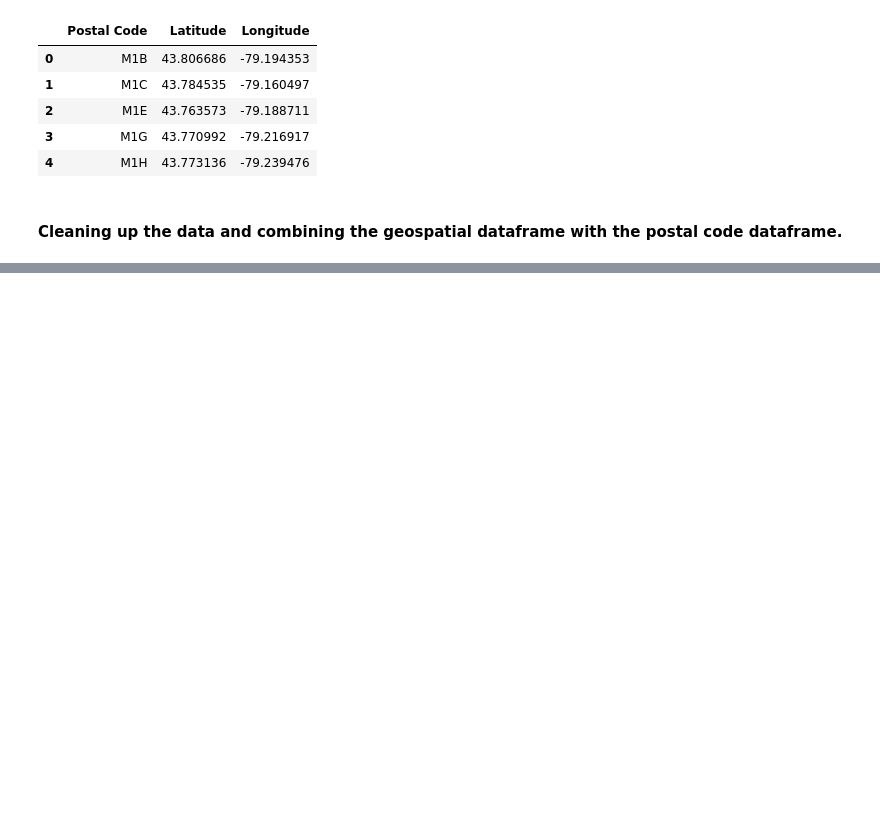
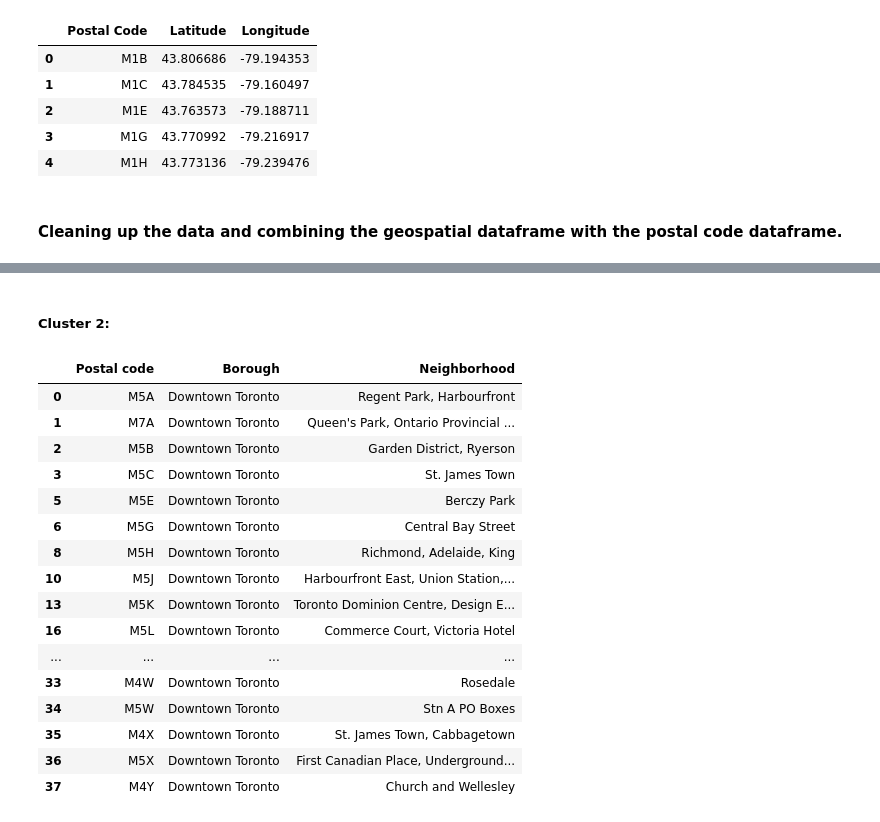
Before and after one commit to jonburleson/Coursera_Capstone, a Jupyter notebook: Segmenting and Clustering Neighborhoods in Toronto.ipynb, the cells around one changed output, grey strips where cells are left out. Cells and saved outputs as stored; diff of their text form; code cells hidden in the pictures; blank space fills up the shorter version.

```diff
--- a/Segmenting and Clustering Neighborhoods in Toronto.ipynb
+++ b/Segmenting and Clustering Neighborhoods in Toronto.ipynb
@@ -66,0 +81,3 @@ geo_postal.head()
+# %%
+toronto_geo_postal = geo_postal[geo_postal['Borough'].str.contains("Toronto")].reset_index(drop=True)
+toronto_geo_postal.head()
@@ -66,0 +112,5 @@ geo_postal.head()
+# %%
+kclusters = 4
+toronto_geo_postal_clustering = toronto_geo_postal.drop(['Postal code','Borough','Neighborhood'], 1)
+kmeans = KMeans(n_clusters=kclusters, random_state=0).fit(toronto_geo_postal_clustering)
+kmeans.labels_[0:10]
@@ -66,0 +119,3 @@ geo_postal.head()
+# %%
+toronto_geo_postal_grouped = toronto_geo_postal
+toronto_geo_postal_grouped.insert(0, 'Cluster Labels', kmeans.labels_)
@@ -66,0 +163,22 @@ geo_postal.head()
+# %% [markdown]
+##### Cluster 2:
+# %%
+toronto_geo_postal_grouped.loc[toronto_geo_postal_grouped['Cluster Labels'] == 1, toronto_geo_postal_grouped.columns[[1, 2, 3]]]
+# %% [output]
+|  | Postal code | Borough | Neighborhood |
+| 0 | M5A | Downtown Toronto | Regent Park, Harbourfront |
+| 1 | M7A | Downtown Toronto | Queen's Park, Ontario Provincial ... |
+| 2 | M5B | Downtown Toronto | Garden District, Ryerson |
+| 3 | M5C | Downtown Toronto | St. James Town |
+| 5 | M5E | Downtown Toronto | Berczy Park |
+| 6 | M5G | Downtown Toronto | Central Bay Street |
+| 8 | M5H | Downtown Toronto | Richmond, Adelaide, King |
+| 10 | M5J | Downtown Toronto | Harbourfront East, Union Station,... |
+| 13 | M5K | Downtown Toronto | Toronto Dominion Centre, Design E... |
+| 16 | M5L | Downtown Toronto | Commerce Court, Victoria Hotel |
+| ... | ... | ... | ... |
+| 33 | M4W | Downtown Toronto | Rosedale |
+| 34 | M5W | Downtown Toronto | Stn A PO Boxes |
+| 35 | M4X | Downtown Toronto | St. James Town, Cabbagetown |
+| 36 | M5X | Downtown Toronto | First Canadian Place, Underground... |
+| 37 | M4Y | Downtown Toronto | Church and Wellesley |
```
Also changed, not shown: parts of 21 cells of this notebook.
